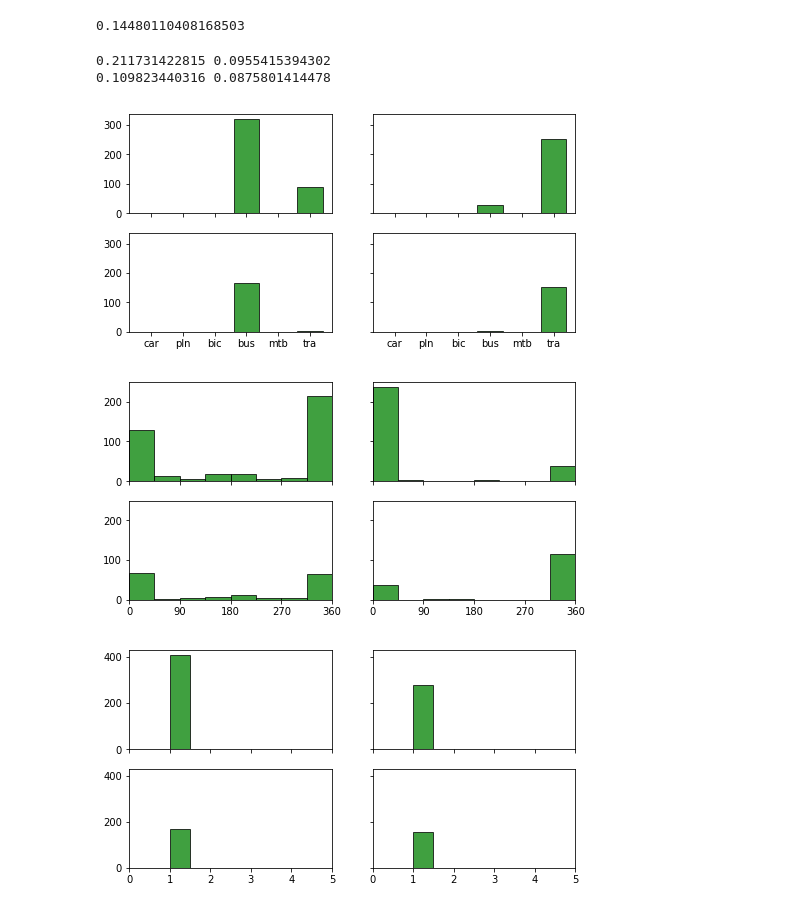
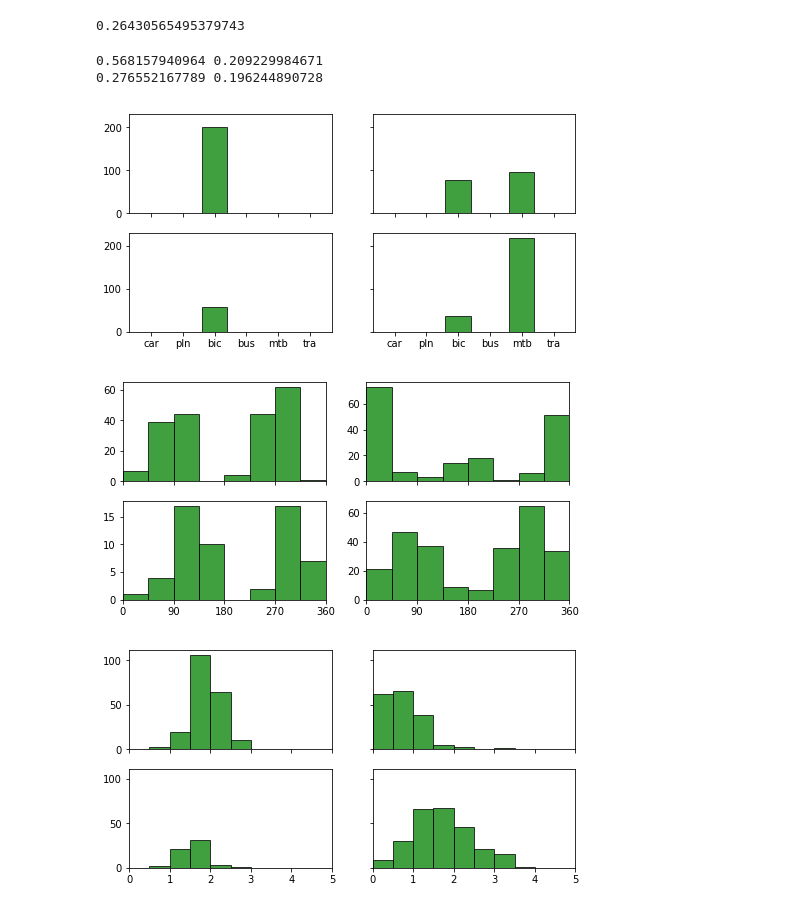
Before and after one commit to qliu24/qing_voting_139, a Jupyter notebook: qing_clustering/AllObjVC_obj_clustering.ipynb, the cells around one changed output. Saved outputs shown, nothing was run; the diff lists cells and outputs as text; code cells hidden in the pictures.

```diff
--- a/qing_clustering/AllObjVC_obj_clustering.ipynb
+++ b/qing_clustering/AllObjVC_obj_clustering.ipynb
@@ -6,12 +6,11 @@ from sklearn.cluster import SpectralClustering, AffinityPropagation
 # file_path = '/media/zzs/4TB/qingliu/qing_intermediate/feat_pickle/'
 # file_path = '/export/home/qliu24/qing_voting_data/qing_intermediate/feat_pickle/'
 file_path = '/mnt/4T-HD/qing/intermediate/feat_pickle/'
-fname = file_path + 'all_simmat.pickle'
+fname = file_path + 'all_super_simmat_thrh1_stride1.pickle'
 with open(fname, 'rb') as fh:
     mat_dis1, mat_dis2 = pickle.load(fh)
 
 print(mat_dis1.shape)
-
 
 asp_ratio = []
 types = []
@@ -21,7 +20,7 @@ for oo in objects:
     fname = file_path + 'res_info_' + oo + '_train.pickle'
     print('loading object {0}'.format(oo))
     with open(fname, 'rb') as fh:
-        l, _, v = pickle.load(fh)
+        _, l, _, v = pickle.load(fh)
         types += [oo for ii in range(len(v))]
         view_point += v
         asp_ratio += [l[ii].shape[1]/l[ii].shape[0] for ii in range(len(v))]
@@ -45,9 +44,9 @@ with open(fname, 'rb') as fh:
 N = len(types)
 print('total number of instances {0}'.format(N))
 '''
-oo='bus'
-oo2='train'
-id_obj = np.where(np.array(types)==oo)[0]
+category='bicycle'
+oo2='motorbike'
+id_obj = np.where(np.array(types)==category)[0]
 id_obj2 = np.where(np.array(types)==oo2)[0]
 # id_obj2=np.array([]).astype(int)
 types = np.array(types)[np.append(id_obj, id_obj2)]
@@ -183,7 +182,7 @@ plt.show()
 # %%
 np.mean(W_mat)
 # %% [output]
-0.14480110408168503
+0.26430565495379743
 # %%
 idx2 = []
 W_mat2 = []
@@ -205,39 +204,39 @@ axes[0][0].set_xticklabels(objects_s)
 for k in range(K2*K):
     a = k//2
     b = k%2
     freq = []
     for oo in objects:
         freq.append(sum(np.array(types)[idx2[a]][lb2[a]==b]==oo))
 
     axes[b][a].bar(pos, freq, color='green',alpha=0.75, edgecolor='k')
 
 plt.show()
 
-f, axes = plt.subplots(2,K, sharex=True, sharey=True, figsize=(8,4))
+f, axes = plt.subplots(2,K, sharex=True, sharey=False, figsize=(8,4))
 axes[0][0].set_xlim([0,360])
 axes[0][0].set_xticks([0,90,180,270,360])
 for k in range(K2*K):
     a = k//2
     b = k%2
     axes[b][a].hist(np.array(view_point)[idx2[a]][lb2[a]==b], bins=8, range=[0,360], facecolor='green', alpha=0.75, edgecolor='k')
 
 plt.show()
 
 f, axes = plt.subplots(2,K, sharex=True, sharey=True, figsize=(8,4))
 axes[0][0].set_xlim([0,5])
 axes[0][0].set_xticks([0,1,2,3,4,5])
 for k in range(K2*K):
     a = k//2
     b = k%2
     axes[b][a].hist(np.array(asp_ratio)[idx2[a]][lb2[a]==b], bins=10, range=[0,5], facecolor='green', alpha=0.75, edgecolor='k')
 
 plt.show()
 # %% [output]
-0.211731422815 0.0955415394302
-0.109823440316 0.0875801414478
+0.568157940964 0.209229984671
+0.276552167789 0.196244890728
-[figure, old version]
+[figure, new version]
-[figure, old version]
+[figure, new version]
-[figure, old version]
+[figure, new version]
 # %%
 rst_lbs1 = np.ones(len(idx2[0]))*-1
 rst_lbs1[np.where(lb2[0]==0)[0]] = 0
```
Also changed, not shown: parts of 6 cells of this notebook, 45 other files.
